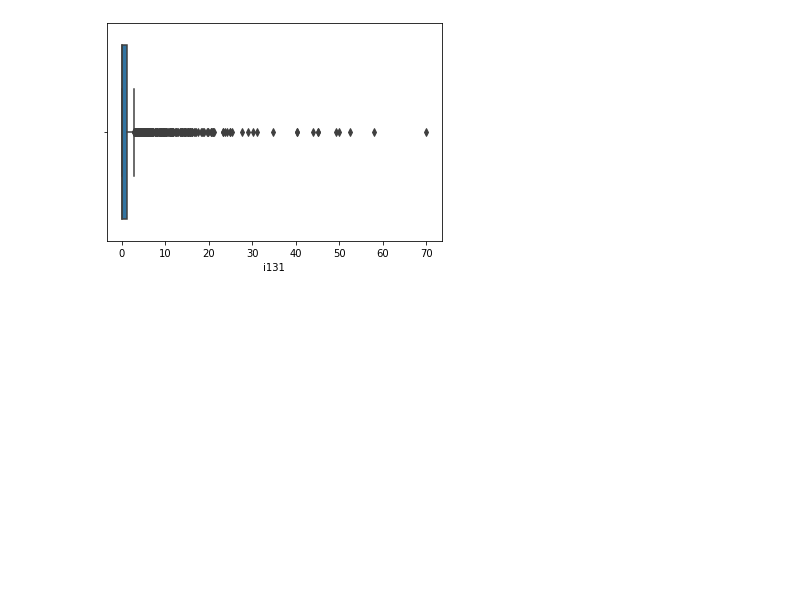
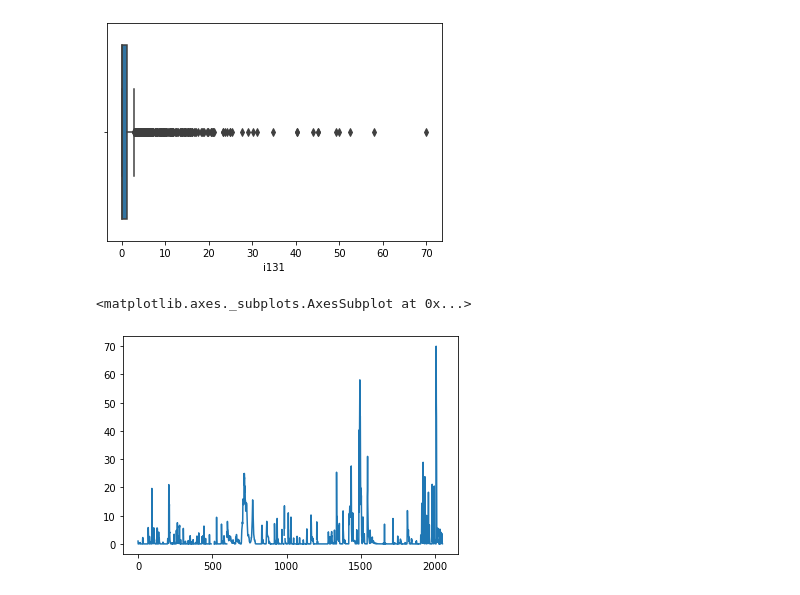
Before and after one commit to GLOrozcoM/Data_Science_Projects, a Jupyter notebook: ChernobylAirData/UnderstandConcentrations.ipynb, the cells around one changed output. Drawn from its saved outputs; the diff is of its cells as text; code cells hidden in the pictures; blank space fills up the shorter version.

```diff
--- a/ChernobylAirData/UnderstandConcentrations.ipynb
+++ b/ChernobylAirData/UnderstandConcentrations.ipynb
@@ -24,3 +24,8 @@ sns.boxplot(air.i131)
 # %% [output]
 <matplotlib.axes._subplots.AxesSubplot at 0x...>
 [figure]
+# %%
+air.i131.plot()
+# %% [output]
+<matplotlib.axes._subplots.AxesSubplot at 0x...>
+[figure, added]
```
Also changed, not shown: parts of 1 cell of this notebook, 1 other file.
